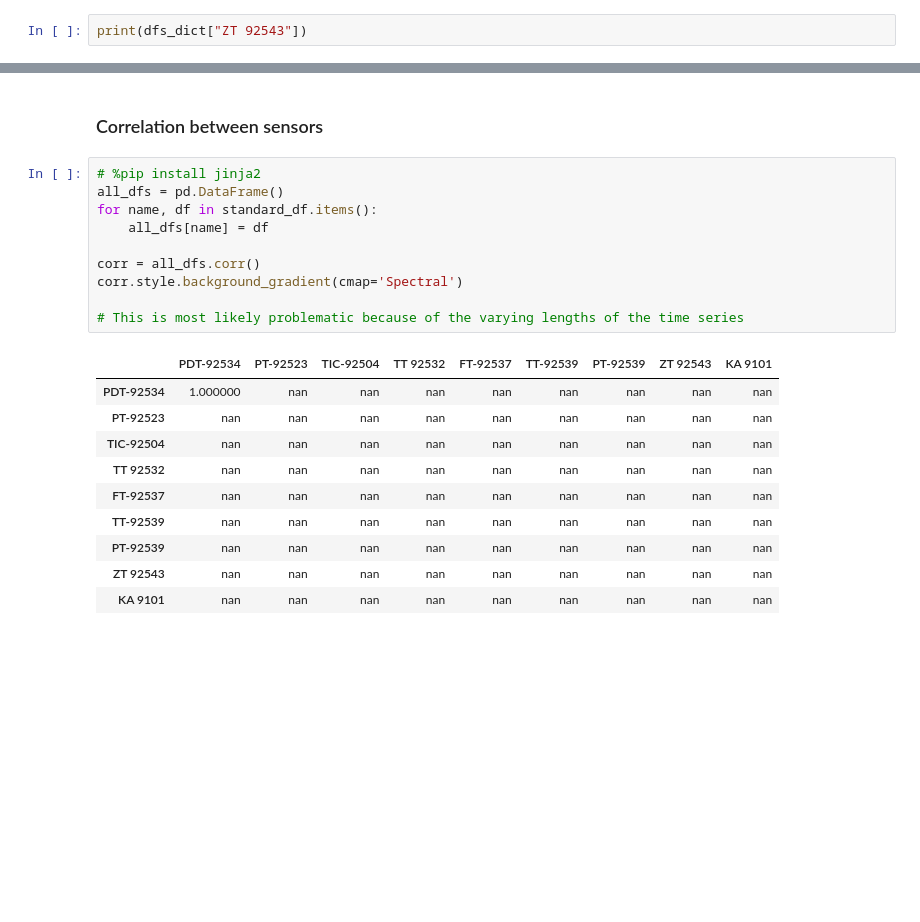
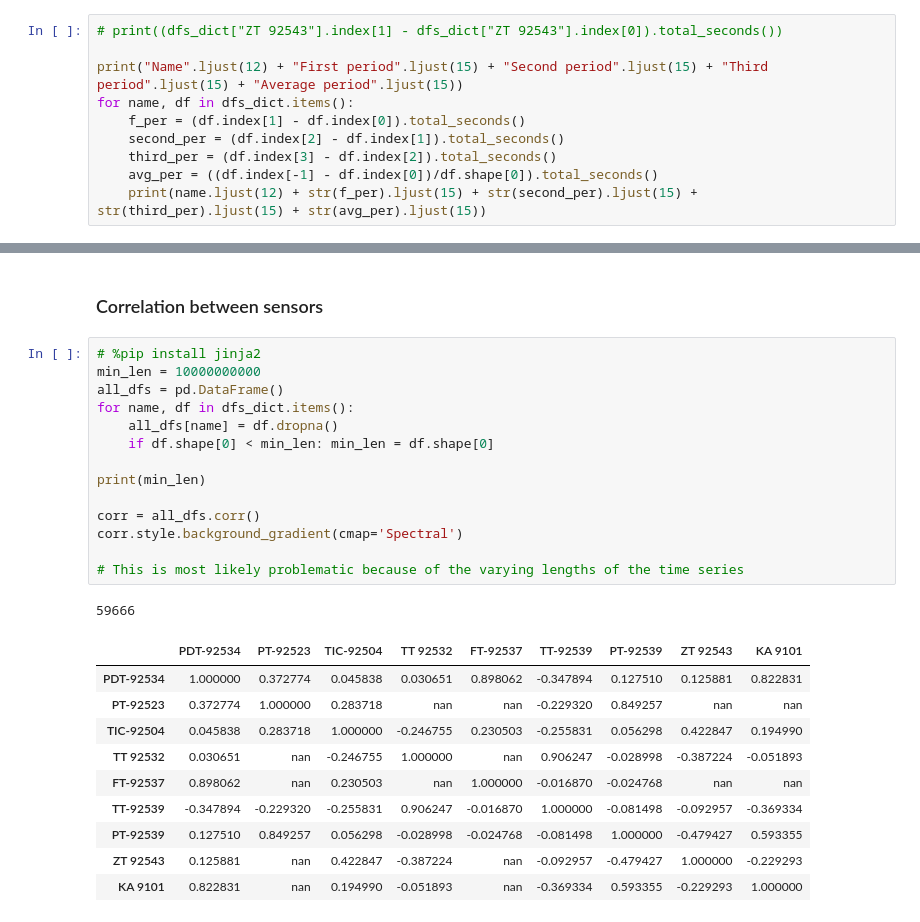
Before and after one commit to fredrikSveen/time_series_gan_project, a Jupyter notebook: data_exploration.ipynb, the cells around one changed output, grey strips where cells are left out. Drawn from its saved outputs; the diff is of its cells as text; blank space fills up the shorter version.

```diff
--- a/data_exploration.ipynb
+++ b/data_exploration.ipynb
@@ -66,5 +66,13 @@ plot_all_nine_sensors()
 # %% [markdown]
 ### Simple inspection of the data
 # %%
-print(dfs_dict["ZT 92543"])
+# print((dfs_dict["ZT 92543"].index[1] - dfs_dict["ZT 92543"].index[0]).total_seconds())
+
+print("Name".ljust(12) + "First period".ljust(15) + "Second period".ljust(15) + "Third period".ljust(15) + "Average period".ljust(15))
+for name, df in dfs_dict.items():
+    f_per = (df.index[1] - df.index[0]).total_seconds()
+    second_per = (df.index[2] - df.index[1]).total_seconds()
+    third_per = (df.index[3] - df.index[2]).total_seconds()
+    avg_per = ((df.index[-1] - df.index[0])/df.shape[0]).total_seconds()
+    print(name.ljust(12) + str(f_per).ljust(15) + str(second_per).ljust(15) + str(third_per).ljust(15) + str(avg_per).ljust(15))
 # %% [output]
@@ -221,22 +225,27 @@ plt.show()
 ### Correlation between sensors
 # %%
 # %pip install jinja2
+min_len = 10000000000
 all_dfs = pd.DataFrame()
-for name, df in standard_df.items():
-    all_dfs[name] = df
+for name, df in dfs_dict.items():
+    all_dfs[name] = df.dropna()
+    if df.shape[0] < min_len: min_len = df.shape[0]
+
+print(min_len)
 
 corr = all_dfs.corr()
 corr.style.background_gradient(cmap='Spectral')
 
 # This is most likely problematic because of the varying lengths of the time series
 # %% [output]
+59666
 |  | PDT-92534 | PT-92523 | TIC-92504 | TT 92532 | FT-92537 | TT-92539 | PT-92539 | ZT 92543 | KA 9101 |
-| PDT-92534 | 1.000000 | nan | nan | nan | nan | nan | nan | nan | nan |
-| PT-92523 | nan | nan | nan | nan | nan | nan | nan | nan | nan |
-| TIC-92504 | nan | nan | nan | nan | nan | nan | nan | nan | nan |
-| TT 92532 | nan | nan | nan | nan | nan | nan | nan | nan | nan |
-| FT-92537 | nan | nan | nan | nan | nan | nan | nan | nan | nan |
-| TT-92539 | nan | nan | nan | nan | nan | nan | nan | nan | nan |
-| PT-92539 | nan | nan | nan | nan | nan | nan | nan | nan | nan |
-| ZT 92543 | nan | nan | nan | nan | nan | nan | nan | nan | nan |
-| KA 9101 | nan | nan | nan | nan | nan | nan | nan | nan | nan |
+| PDT-92534 | 1.000000 | 0.372774 | 0.045838 | 0.030651 | 0.898062 | -0.347894 | 0.127510 | 0.125881 | 0.822831 |
+| PT-92523 | 0.372774 | 1.000000 | 0.283718 | nan | nan | -0.229320 | 0.849257 | nan | nan |
+| TIC-92504 | 0.045838 | 0.283718 | 1.000000 | -0.246755 | 0.230503 | -0.255831 | 0.056298 | 0.422847 | 0.194990 |
+| TT 92532 | 0.030651 | nan | -0.246755 | 1.000000 | nan | 0.906247 | -0.028998 | -0.387224 | -0.051893 |
+| FT-92537 | 0.898062 | nan | 0.230503 | nan | 1.000000 | -0.016870 | -0.024768 | nan | nan |
+| TT-92539 | -0.347894 | -0.229320 | -0.255831 | 0.906247 | -0.016870 | 1.000000 | -0.081498 | -0.092957 | -0.369334 |
+| PT-92539 | 0.127510 | 0.849257 | 0.056298 | -0.028998 | -0.024768 | -0.081498 | 1.000000 | -0.479427 | 0.593355 |
+| ZT 92543 | 0.125881 | nan | 0.422847 | -0.387224 | nan | -0.092957 | -0.479427 | 1.000000 | -0.229293 |
+| KA 9101 | 0.822831 | nan | 0.194990 | -0.051893 | nan | -0.369334 | 0.593355 | -0.229293 | 1.000000 |
```
Also changed, not shown: parts of 6 cells of this notebook, 1 other file.
